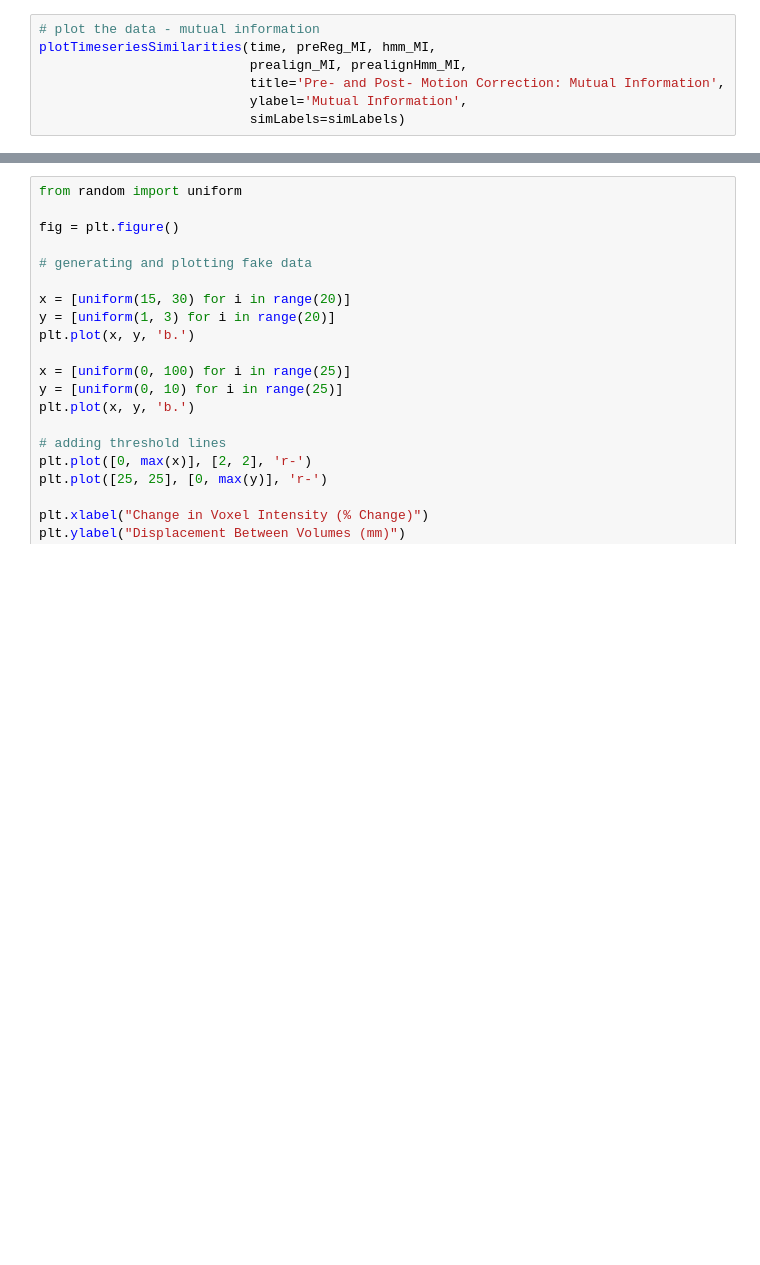
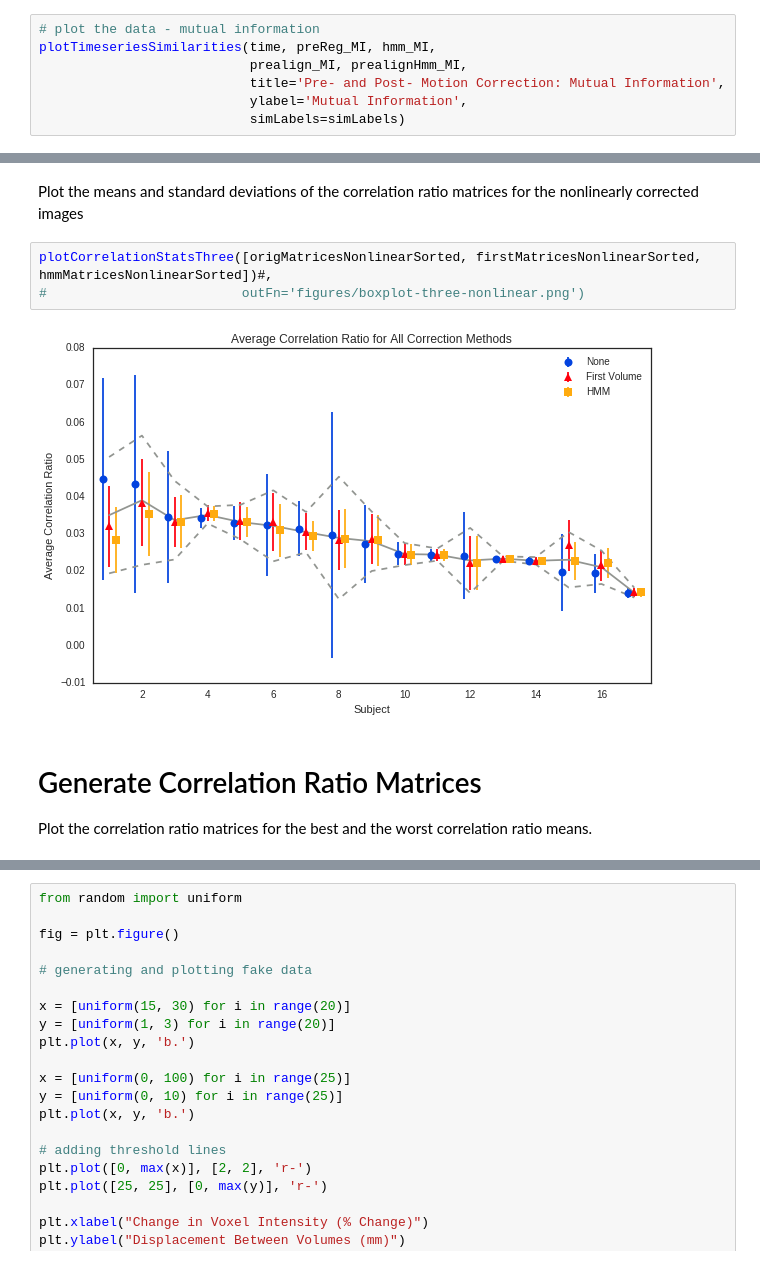
Before and after one commit to jmschabdach/markov-movement-correction, a Jupyter notebook: figureGeneration.ipynb, the cells around one changed output, grey strips where cells are left out. Cells and saved outputs as stored; diff of their text form; blank space fills up the shorter version.

```diff
--- a/figureGeneration.ipynb
+++ b/figureGeneration.ipynb
@@ -1361,0 +1107,11 @@ Currently using dummy data
+# %% [markdown]
+Plot the means and standard deviations of the correlation ratio matrices for the nonlinearly corrected images
+# %%
+plotCorrelationStatsThree([origMatricesNonlinearSorted, firstMatricesNonlinearSorted, hmmMatricesNonlinearSorted])#,
+#                         outFn='figures/boxplot-three-nonlinear.png')
+# %% [output]
+[figure, added]
+# %% [markdown]
+# Generate Correlation Ratio Matrices
+
+Plot the correlation ratio matrices for the best and the worst correlation ratio means.
```
Also changed, not shown: parts of 45 cells of this notebook, 5 other files.
